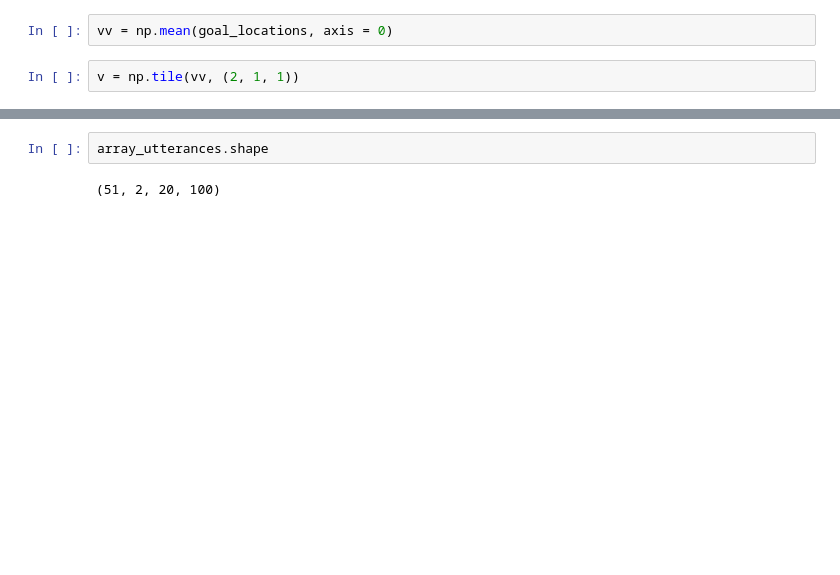
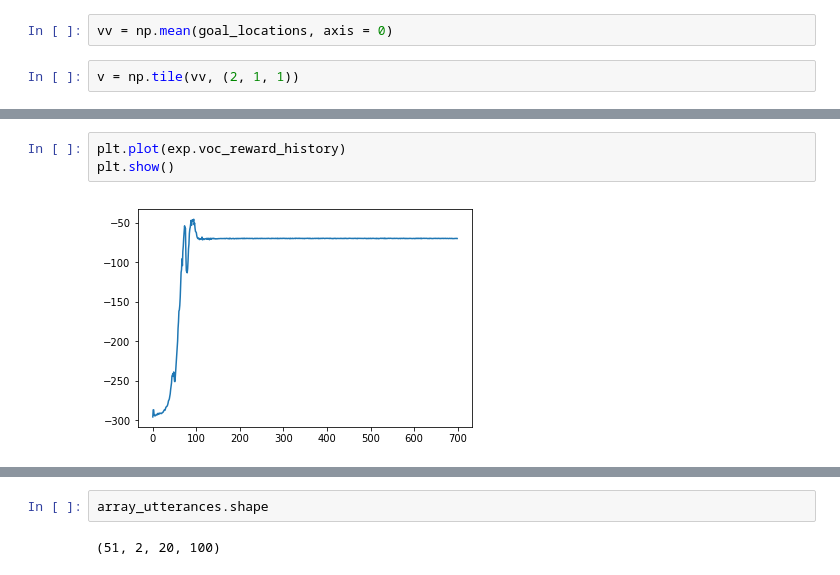
Before and after one commit to Gabriel-Ducrocq/Meaningful, a Jupyter notebook: Notebook/LightWeight_project.ipynb, the cells around one changed output, grey strips where cells are left out. Drawn from its saved outputs; the diff is of its cells as text; blank space fills up the shorter version.

```diff
--- a/Notebook/LightWeight_project.ipynb
+++ b/Notebook/LightWeight_project.ipynb
@@ -1342,0 +1387,5 @@ w
+# %%
+plt.plot(exp.voc_reward_history)
+plt.show()
+# %% [output]
+[figure, added]
```
Also changed, not shown: parts of 184 cells of this notebook, 5 other files.
